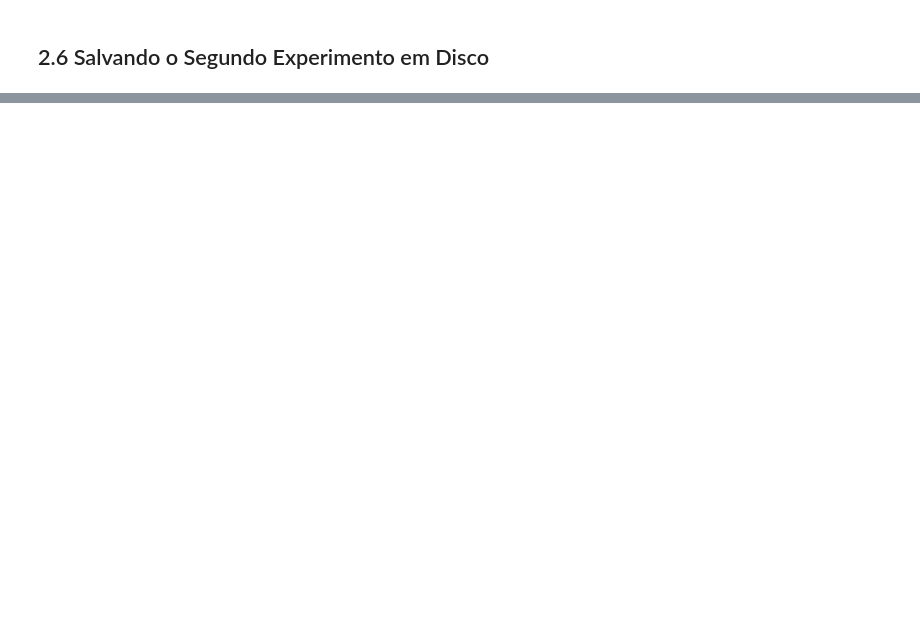
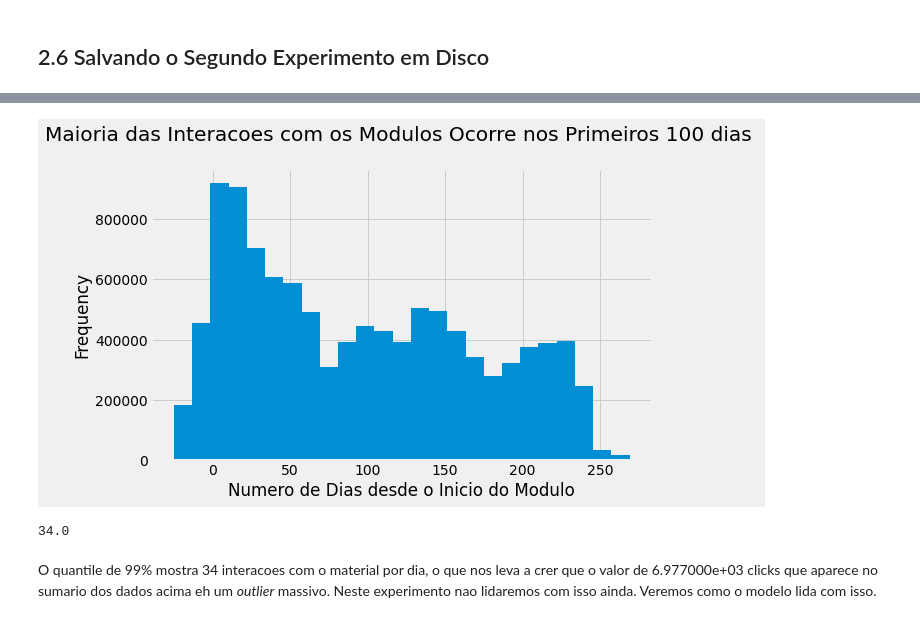
Before and after one commit to Schots/OULAD-Trybe, a Jupyter notebook: Trybe-Oulad-Experimentos.ipynb, the cells around one changed output, grey strips where cells are left out. Cells and saved outputs as stored; diff of their text form; code cells hidden in the pictures; blank space fills up the shorter version.

Commit message:
Modelo Finalizado

```diff
--- a/Trybe-Oulad-Experimentos.ipynb
+++ b/Trybe-Oulad-Experimentos.ipynb
@@ -16,7 +16,8 @@ from sklearn import set_config
 from sklearn.model_selection import (train_test_split,
                                      StratifiedKFold,
                                      cross_val_score,
-                                     cross_val_predict)
+                                     cross_val_predict,
+                                     GridSearchCV)
 from sklearn.ensemble import RandomForestClassifier,RandomForestRegressor
 from sklearn.dummy import DummyClassifier
 from sklearn.compose import make_column_transformer
@@ -24,7 +25,15 @@ from sklearn.pipeline import make_pipeline
 from sklearn.preprocessing import OneHotEncoder
 from sklearn.experimental import enable_iterative_imputer
 from sklearn.impute import SimpleImputer,IterativeImputer
-from sklearn.metrics import average_precision_score,make_scorer,precision_recall_curve
+from sklearn.metrics import (average_precision_score,
+                             f1_score,
+                             make_scorer,
+                             precision_recall_curve,
+                             confusion_matrix,
+                             plot_precision_recall_curve,
+                             plot_roc_curve,
+                             plot_confusion_matrix)
+from sklearn.inspection import permutation_importance
 
 # Notebook Settings
 plt.style.use('fivethirtyeight')
@@ -35,8 +44,10 @@ set_config(display="diagram")
 
 input_folder = ".."
 studentInfo_data = "studentInfo.csv"
-studentAssessment_data = 'studentAssessment.csv'
-assessments_data = 'assessments.csv'
+studentAssessment_data = "studentAssessment.csv"
+assessments_data = "assessments.csv"
+studentVle_data = "studentVle.csv"
+vle_data = "vle.csv"
 
 #######################################################################
 
@@ -820,0 +844,2 @@ assert (load('segundo_experimento.joblib').predict(X_train) == second_model.pred
+# %%
+student_Vle = pd.read_csv(Path(input_folder,studentVle_data))  #Dataset Grande --> low_memory mudado pra True
@@ -820,0 +871,16 @@ assert (load('segundo_experimento.joblib').predict(X_train) == second_model.pred
+# %%
+ax = (
+      student_Vle['date']
+      .plot(kind = 'hist',bins = 25)
+     )
+
+_= ax.set_title("Maioria das Interacoes com os Modulos Ocorre nos Primeiros 100 dias \n")
+_= ax.set_xlabel("Numero de Dias desde o Inicio do Modulo")
+# %% [output]
+[figure, added]
+# %%
+student_Vle['sum_click'].quantile(q = 0.99)
+# %% [output]
+34.0
+# %% [markdown]
+O quantile de 99% mostra 34 interacoes com o material por dia, o que nos leva a crer que o valor de 6.977000e+03 clicks que aparece no sumario dos dados acima eh um *outlier* massivo. Neste experimento nao lidaremos com isso ainda. Veremos como o modelo lida com isso.
```
Also changed, not shown: parts of 77 cells of this notebook.
